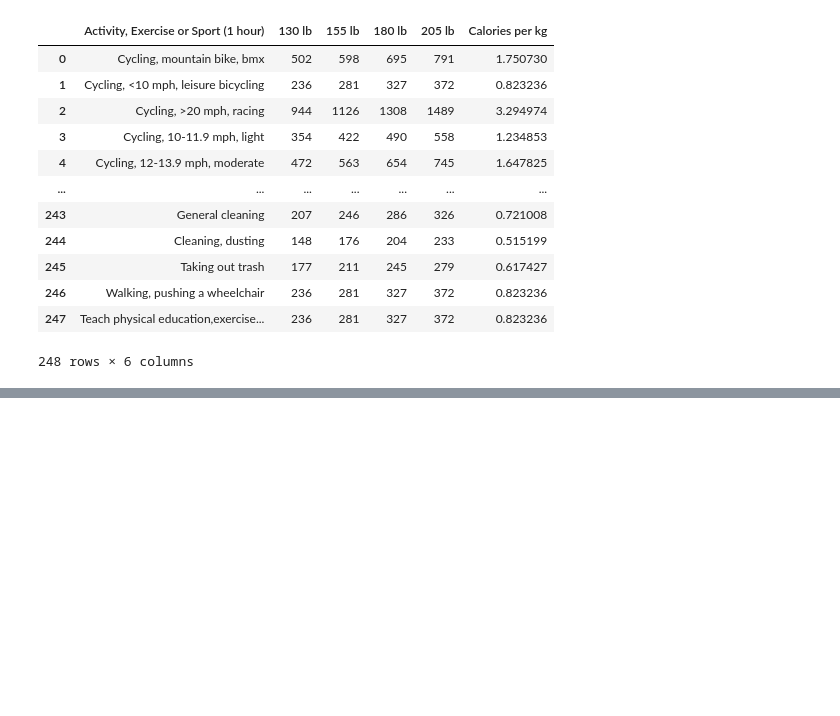
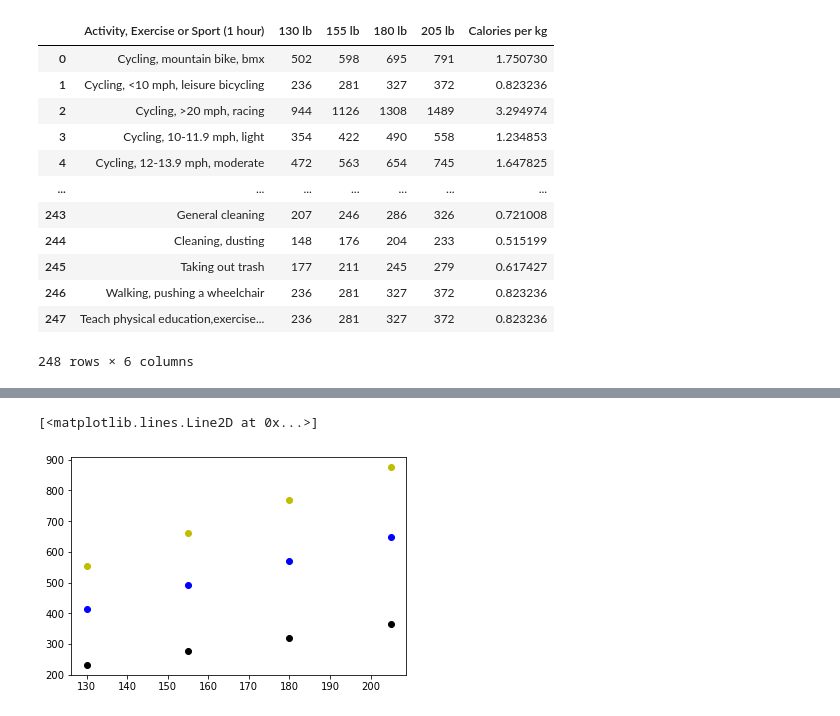
Before and after one commit to leozitopaiva/csx4501-finalproject, a Jupyter notebook: Project Assignment 2.ipynb, the cells around one changed output, grey strips where cells are left out. Saved outputs shown, nothing was run; the diff lists cells and outputs as text; code cells hidden in the pictures; blank space fills up the shorter version.

```diff
--- a/Project Assignment 2.ipynb
+++ b/Project Assignment 2.ipynb
@@ -199,0 +126,16 @@ Q2: If yes, who burnes more calories? A person with 130lb ou a persno with 205 l
+# %%
+lightdf = impdata.loc[impdata['Activity, Exercise or Sport (1 hour)'].str.contains('light')]
+moderatedf = impdata.loc[impdata['Activity, Exercise or Sport (1 hour)'].str.contains('moderate')]
+vigorousdf = impdata.loc[impdata['Activity, Exercise or Sport (1 hour)'].str.contains('vigorous')]
+# %%
+x = [130, 155, 180, 205]
+y3 = [lightdf['130 lb'].mean(), lightdf['155 lb'].mean(), lightdf['180 lb'].mean(), lightdf['205 lb'].mean()]
+y4 = [moderatedf['130 lb'].mean(), moderatedf['155 lb'].mean(), moderatedf['180 lb'].mean(), moderatedf['205 lb'].mean()]
+y5 = [vigorousdf['130 lb'].mean(), vigorousdf['155 lb'].mean(), vigorousdf['180 lb'].mean(), vigorousdf['205 lb'].mean()]
+
+plt.plot(x,y3,'ko')
+plt.plot(x,y4,'bo')
+plt.plot(x,y5,'yo')
+# %% [output]
+[<matplotlib.lines.Line2D at 0x...>]
+[figure, added]
```
Also changed, not shown: parts of 34 cells of this notebook.
